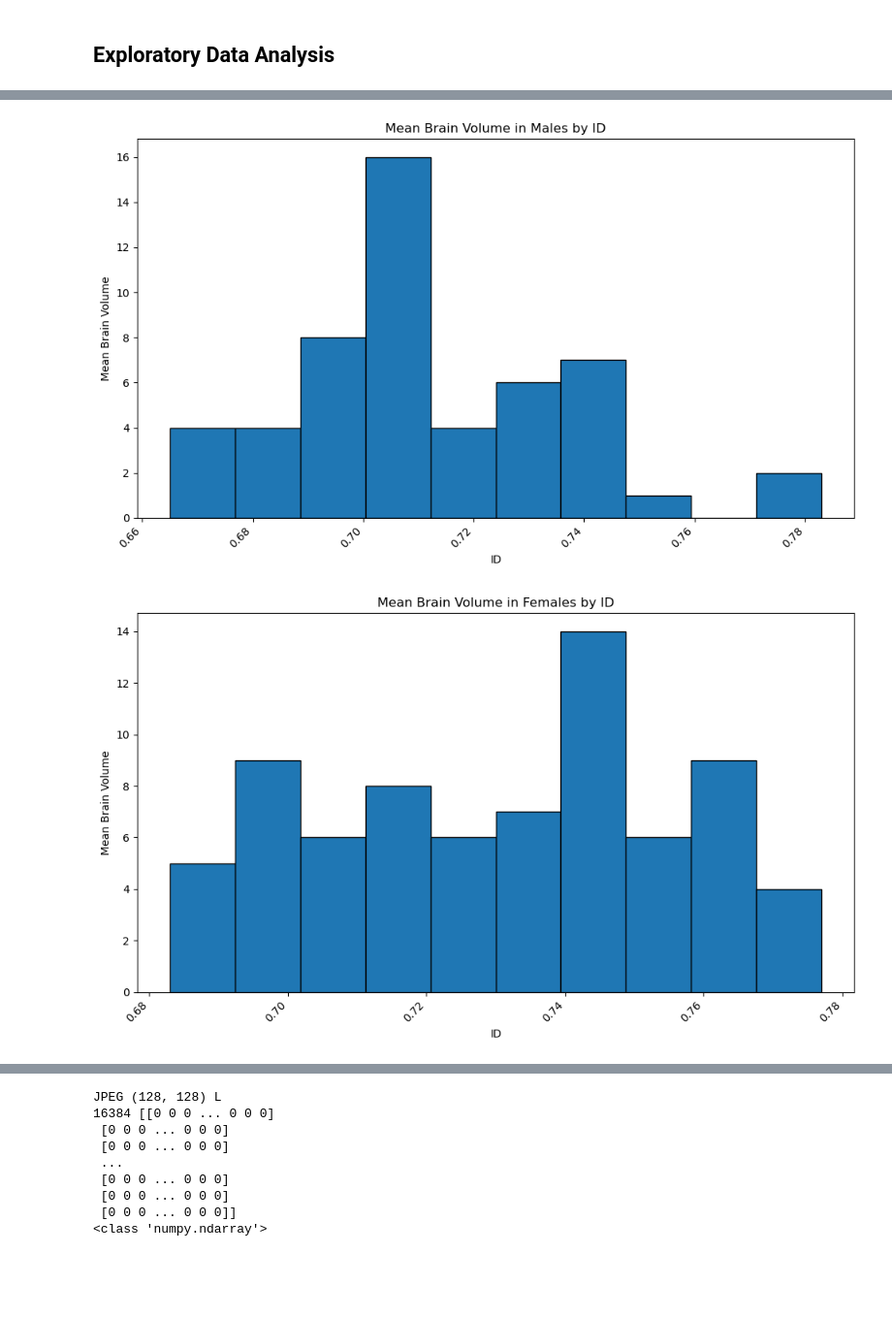
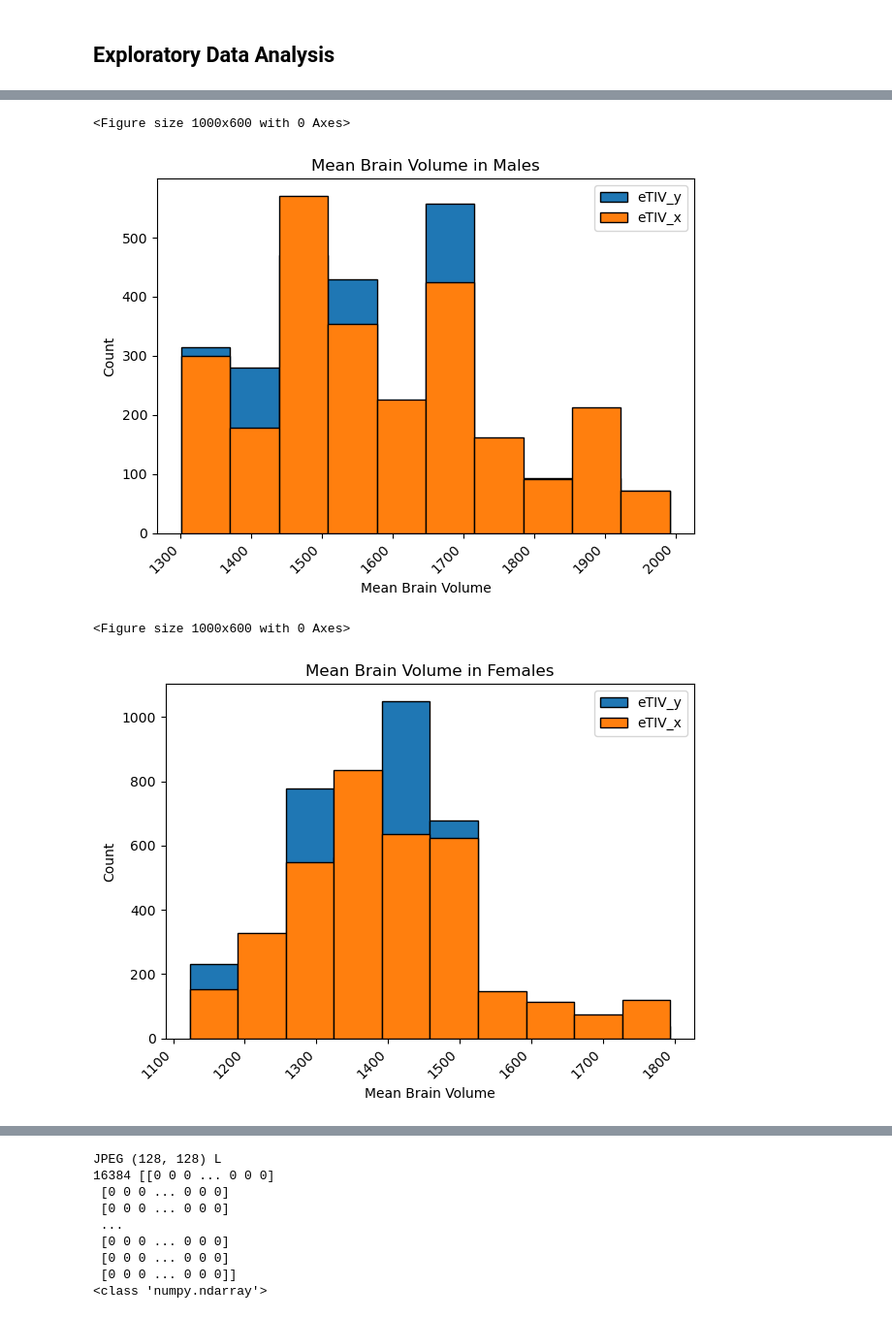
Before and after one commit to enriqfatima/COGS138_GROUP_13, a Jupyter notebook: COGS138_Final.ipynb, the cells around one changed output, grey strips where cells are left out. Shown at 97% size. Drawn from its saved outputs; the diff is of its cells as text; code cells hidden in the pictures; blank space fills up the shorter version.

Commit message:
merged part 1 and 2

```diff
--- a/COGS138_Final.ipynb
+++ b/COGS138_Final.ipynb
@@ -117,10 +176,10 @@ oasis_cross_sectional.describe()
 | 75% | 74.000000 | 4.000000 | 3.000000 | 30.00000 | 0.500000 | 1579.250000 | 0.842000 | 1.284250 | 30.75000 |
 | max | 96.000000 | 5.000000 | 5.000000 | 30.00000 | 2.000000 | 1992.000000 | 0.893000 | 1.563000 | 89.00000 |
 # %%
-# Since we only care about sex and brain volume, we will drop all other columns
+# Since we only care about sex, brain volume and CDR, we will drop all other columns
 # We will also arrange our dataset on the 'M/F' column for easier merging
 
-oasis_cross_sectional=oasis_cross_sectional.drop(columns=['Age','Hand', 'Educ', 'SES', 'MMSE', 'CDR', 'ASF', 'Delay', 'eTIV'])
+oasis_cross_sectional=oasis_cross_sectional.drop(columns=['Age','Hand', 'Educ', 'SES', 'MMSE', 'ASF', 'Delay', 'nWBV'])
 oasis_cross_sectional=oasis_cross_sectional.sort_values('M/F', ascending=False)
 oasis_cross_sectional.head()
 # %% [output]
@@ -132,0 +192,4 @@ oasis_cross_sectional.head()
+# %%
+# Removing observations without a CDR measurement
+oasis_cross_sectional = oasis_cross_sectional.dropna(subset=['CDR'])
+oasis_cross_sectional
@@ -204,6 +296,6 @@ oasis_longitudinal_demographics.describe()
 # We will also arrange our dataset on the 'M/F' column for easier merging
 
 oasis_longitudinal_demographics=oasis_longitudinal_demographics[oasis_longitudinal_demographics['Group'] != 'Nondemented']
-oasis_longitudinal_demographics=oasis_longitudinal_demographics.drop(columns=['Subject ID', 'Group','Age', 'Visit', 'MR Delay', 'Hand', 'EDUC', 'SES', 'MMSE', 'CDR', 'ASF', 'eTIV'])
-oasis_longitudinal_demographics=oasis_longitudinal_demographics.sort_values('M/F', ascending=False)
-oasis_longitudinal_demographics.head()
+oasis_longitudinal_demographics=oasis_longitudinal_demographics.drop(columns=['Subject ID', 'Age', 'Group', 'Visit', 'MR Delay', 'Hand', 'EDUC', 'SES', 'MMSE', 'ASF', 'nWBV'])
+#oasis_longitudinal_demographics=oasis_longitudinal_demographics.sort_values('M/F', ascending=False)
+#oasis_longitudinal_demographics.head()
@@ -238,6 +337,6 @@ In the cell below, to make the dataset easier to work with, we will merge the da
 # %%
 # Merging the two datasets on sex and brain volume
 
-brain_volume = pd.merge(oasis_cross_sectional, oasis_longitudinal_demographics, on=['M/F', 'nWBV'])
+brain_volume = pd.merge(oasis_cross_sectional, oasis_longitudinal_demographics, on=['CDR', 'M/F'])
 brain_volume
 # %% [output]
@@ -269,26 +519,35 @@ dementia_dataset.head()
 # %%
+# This code segment filters data for males
+# Then calculates the mean eTIV values for each unique combination of 'ID_x' and 'ID_y' within the male data subset.
+
 male_data=brain_volume[brain_volume['M/F']=='M']
-mean_nWBV=male_data.groupby(['ID_x', 'ID_y'])['nWBV'].mean()
+mean_male_eTIV=male_data.groupby(['ID_x', 'ID_y'])['eTIV_y', 'eTIV_x'].mean()
 plt.figure(figsize=(10, 6))
-mean_nWBV.plot(kind='hist', edgecolor='black')
-plt.xlabel('ID')
-plt.ylabel('Mean Brain Volume')
-plt.title('Mean Brain Volume in Males by ID')
+mean_male_eTIV.plot(kind='hist', edgecolor='black')
+plt.xlabel('Mean Brain Volume')
+plt.ylabel('Count')
+plt.title('Mean Brain Volume in Males')
 plt.xticks(rotation=45, ha='right')
 plt.tight_layout()
 plt.show()
 # %% [output]
+<Figure size 1000x600 with 0 Axes>
-[figure, old version]
+[figure, new version]
 # %%
+# This code segment filters data for females
+# Then calculates the mean eTIV values for each unique combination of 'ID_x' and 'ID_y' within the female data subset.
 female_data=brain_volume[brain_volume['M/F']=='F']
-mean_nWBV=female_data.groupby(['ID_x', 'ID_y'])['nWBV'].mean()
+mean_female_eTIV=female_data.groupby(['ID_x', 'ID_y'])['eTIV_y', 'eTIV_x'].mean()
+
+
 plt.figure(figsize=(10, 6))
-mean_nWBV.plot(kind='hist', edgecolor='black')
-plt.xlabel('ID')
-plt.ylabel('Mean Brain Volume')
-plt.title('Mean Brain Volume in Females by ID')
+mean_female_eTIV.plot(kind='hist', edgecolor='black')
+plt.xlabel('Mean Brain Volume')
+plt.ylabel('Count')
+plt.title('Mean Brain Volume in Females')
 plt.xticks(rotation=45, ha='right')
 plt.tight_layout()
 plt.show()
 # %% [output]
+<Figure size 1000x600 with 0 Axes>
-[figure, old version]
+[figure, new version]
```
Also changed, not shown: parts of 66 cells of this notebook, 1 other file.
